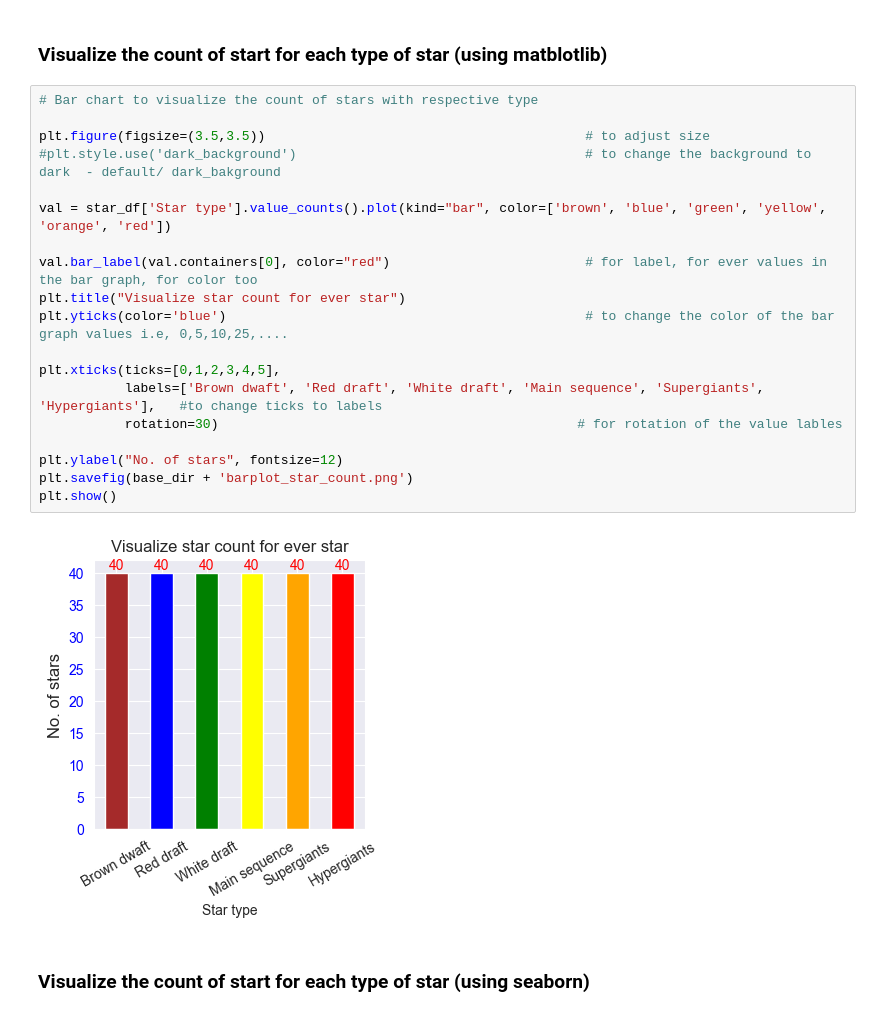
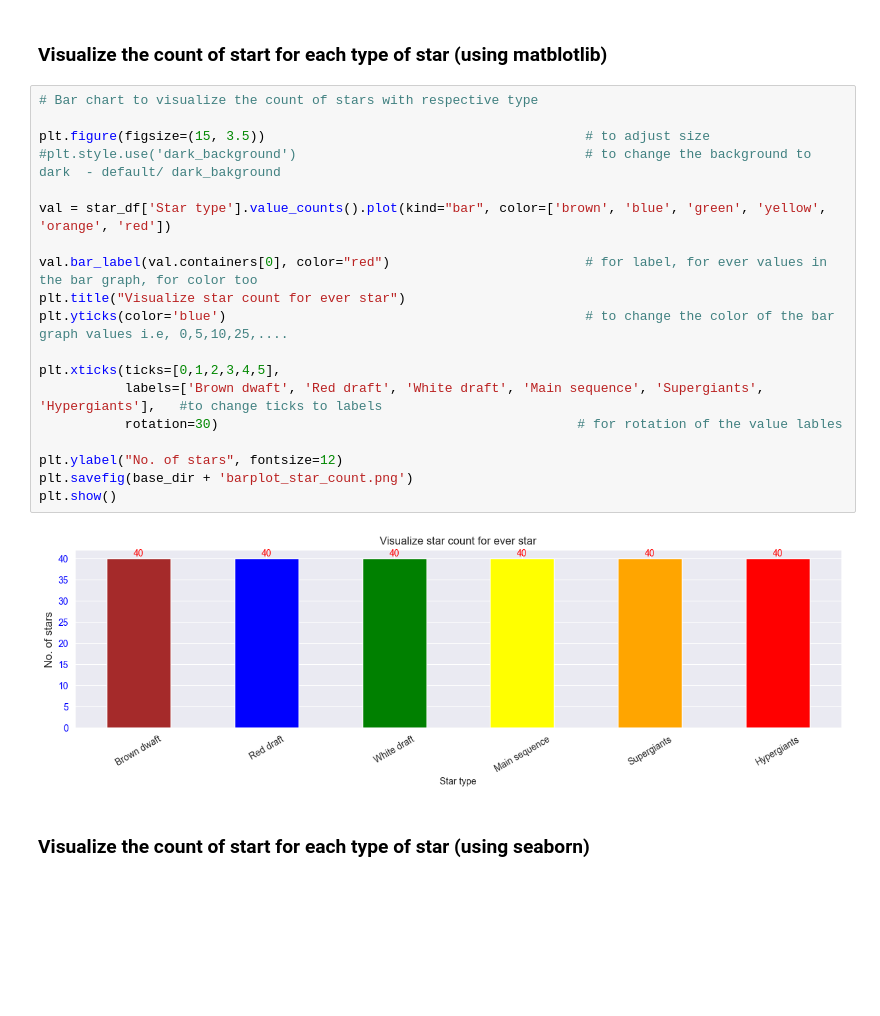
Before and after one commit to Jatin804/About-Stars, a Jupyter notebook: Astronomical_data_analytics.ipynb, the cells around one changed output. Drawn from its saved outputs; the diff is of its cells as text; blank space fills up the shorter version.

```diff
--- a/Astronomical_data_analytics.ipynb
+++ b/Astronomical_data_analytics.ipynb
@@ -68,24 +68,24 @@ base_dir = f"C:/Users/Sir/Documents/Analytics_practice/{folder_name}/"
 # %%
 # Bar chart to visualize the count of stars with respective type
 
-plt.figure(figsize=(3.5,3.5))                                         # to adjust size
+plt.figure(figsize=(15, 3.5))                                         # to adjust size
 #plt.style.use('dark_background')                                     # to change the background to dark  - default/ dark_bakground
 
 val = star_df['Star type'].value_counts().plot(kind="bar", color=['brown', 'blue', 'green', 'yellow', 'orange', 'red'])
 
 val.bar_label(val.containers[0], color="red")                         # for label, for ever values in the bar graph, for color too
 plt.title("Visualize star count for ever star")
 plt.yticks(color='blue')                                              # to change the color of the bar graph values i.e, 0,5,10,25,....
 
 plt.xticks(ticks=[0,1,2,3,4,5],
            labels=['Brown dwaft', 'Red draft', 'White draft', 'Main sequence', 'Supergiants', 'Hypergiants'],   #to change ticks to labels
            rotation=30)                                              # for rotation of the value lables
 
 plt.ylabel("No. of stars", fontsize=12)
 plt.savefig(base_dir + 'barplot_star_count.png')
 plt.show()
 # %% [output]
-[figure, old version]
+[figure, new version]
 # %% [markdown]
 ### Visualize the count of start for each type of star (using seaborn)
 # %%
```
Also changed, not shown: parts of 1 cell of this notebook.
